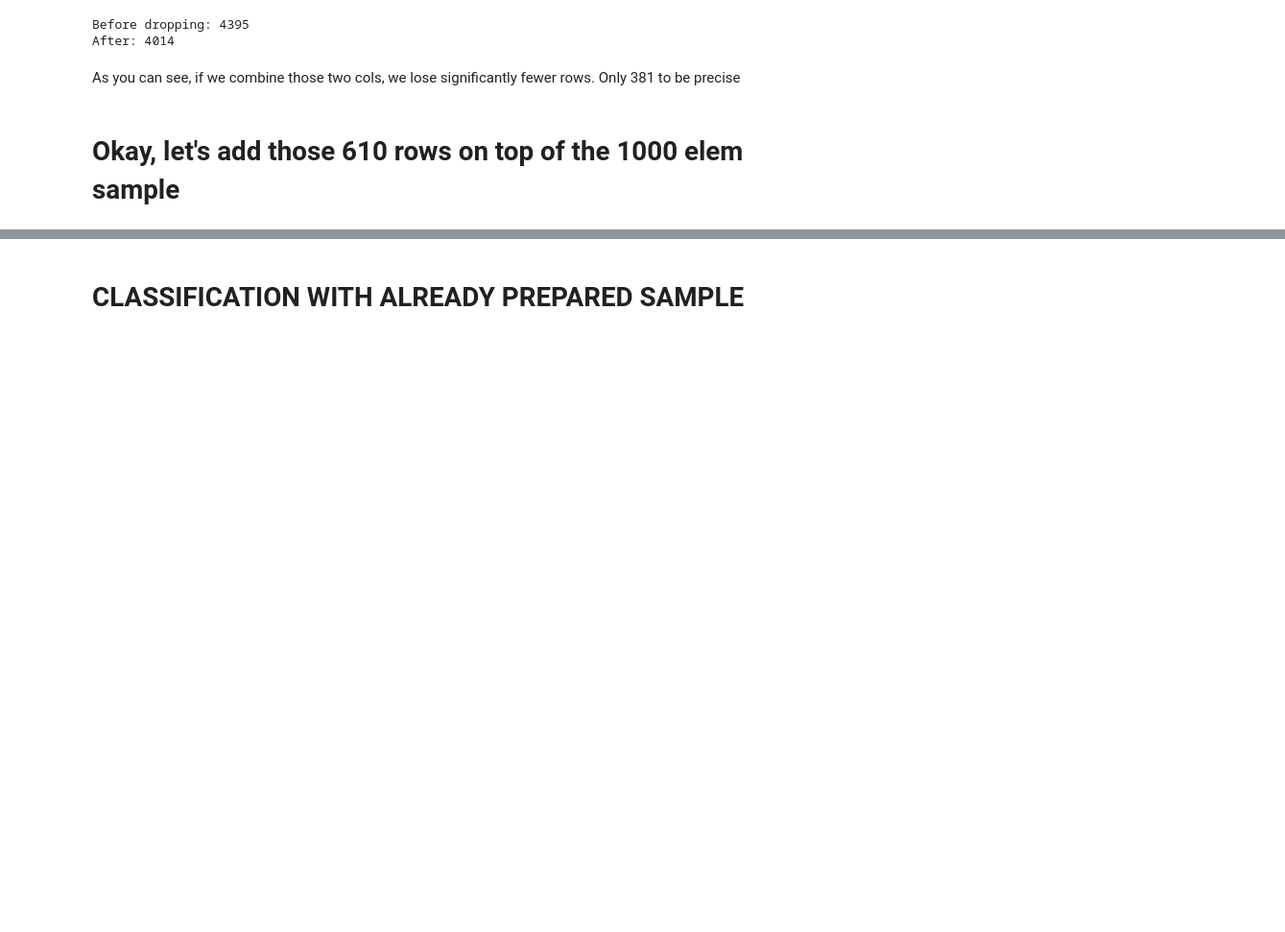
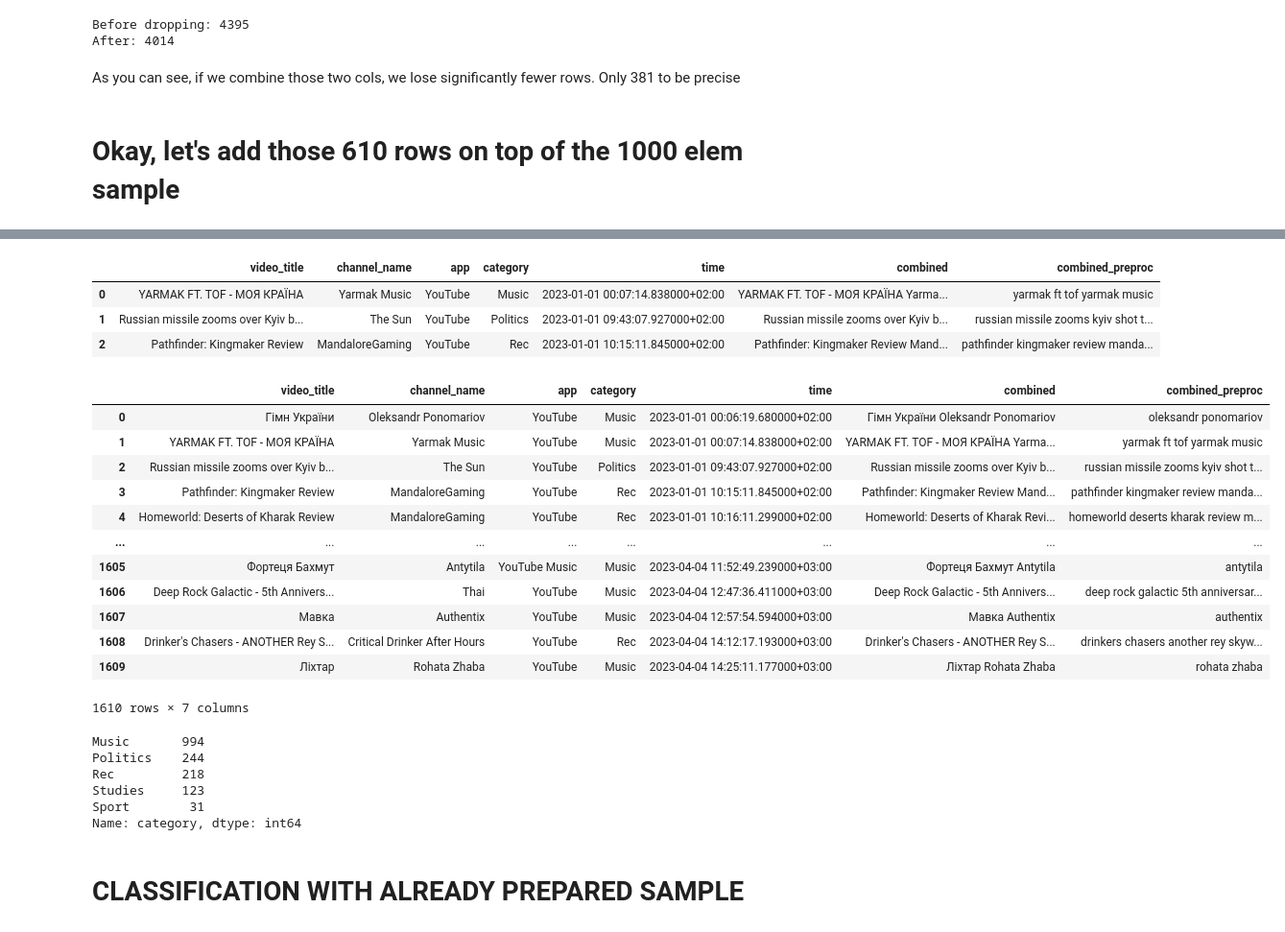
Before and after one commit to SanAntonik/yt_activity_analysis, a Jupyter notebook: classify.ipynb, the cells around one changed output, grey strips where cells are left out. Shown at 96% size. Saved outputs shown, nothing was run; the diff lists cells and outputs as text; code cells hidden in the pictures; blank space fills up the shorter version.

```diff
--- a/classify.ipynb
+++ b/classify.ipynb
@@ -285,0 +286,36 @@ additional_610.head(3)
+# %%
+df = df.drop(["preproc"], axis=1)
+df.head(3)
+# %% [output]
+|  | video_title | channel_name | app | category | time | combined | combined_preproc |
+| 0 | YARMAK FT. TOF - МОЯ КРАЇНА | Yarmak Music | YouTube | Music | 2023-01-01 00:07:14.838000+02:00 | YARMAK FT. TOF - МОЯ КРАЇНА Yarma... | yarmak ft tof yarmak music |
+| 1 | Russian missile zooms over Kyiv b... | The Sun | YouTube | Politics | 2023-01-01 09:43:07.927000+02:00 | Russian missile zooms over Kyiv b... | russian missile zooms kyiv shot t... |
+| 2 | Pathfinder: Kingmaker Review | MandaloreGaming | YouTube | Rec | 2023-01-01 10:15:11.845000+02:00 | Pathfinder: Kingmaker Review Mand... | pathfinder kingmaker review manda... |
+# %%
+df_combined_1610_sample = pd.concat([df, additional_610])
+df_combined_1610_sample = df_combined_1610_sample.sort_values(
+    by='time', ascending=True, ignore_index=True)
+df_combined_1610_sample
+# %% [output]
+|  | video_title | channel_name | app | category | time | combined | combined_preproc |
+| 0 | Гімн України | Oleksandr Ponomariov | YouTube | Music | 2023-01-01 00:06:19.680000+02:00 | Гімн України Oleksandr Ponomariov | oleksandr ponomariov |
+| 1 | YARMAK FT. TOF - МОЯ КРАЇНА | Yarmak Music | YouTube | Music | 2023-01-01 00:07:14.838000+02:00 | YARMAK FT. TOF - МОЯ КРАЇНА Yarma... | yarmak ft tof yarmak music |
+| 2 | Russian missile zooms over Kyiv b... | The Sun | YouTube | Politics | 2023-01-01 09:43:07.927000+02:00 | Russian missile zooms over Kyiv b... | russian missile zooms kyiv shot t... |
+| 3 | Pathfinder: Kingmaker Review | MandaloreGaming | YouTube | Rec | 2023-01-01 10:15:11.845000+02:00 | Pathfinder: Kingmaker Review Mand... | pathfinder kingmaker review manda... |
+| 4 | Homeworld: Deserts of Kharak Review | MandaloreGaming | YouTube | Rec | 2023-01-01 10:16:11.299000+02:00 | Homeworld: Deserts of Kharak Revi... | homeworld deserts kharak review m... |
+| ... | ... | ... | ... | ... | ... | ... | ... |
+| 1605 | Фортеця Бахмут | Antytila | YouTube Music | Music | 2023-04-04 11:52:49.239000+03:00 | Фортеця Бахмут Antytila | antytila |
+| 1606 | Deep Rock Galactic - 5th Annivers... | Thai | YouTube | Music | 2023-04-04 12:47:36.411000+03:00 | Deep Rock Galactic - 5th Annivers... | deep rock galactic 5th anniversar... |
+| 1607 | Мавка | Authentix | YouTube | Music | 2023-04-04 12:57:54.594000+03:00 | Мавка Authentix | authentix |
+| 1608 | Drinker's Chasers - ANOTHER Rey S... | Critical Drinker After Hours | YouTube | Rec | 2023-04-04 14:12:17.193000+03:00 | Drinker's Chasers - ANOTHER Rey S... | drinkers chasers another rey skyw... |
+| 1609 | Ліхтар | Rohata Zhaba | YouTube | Music | 2023-04-04 14:25:11.177000+03:00 | Ліхтар Rohata Zhaba | rohata zhaba |
+1610 rows × 7 columns
+# %%
+df_combined_1610_sample["category"].value_counts()
+# %% [output]
+Music       994
+Politics    244
+Rec         218
+Studies     123
+Sport        31
+Name: category, dtype: int64
```
Also changed, not shown: parts of 16 cells of this notebook.
